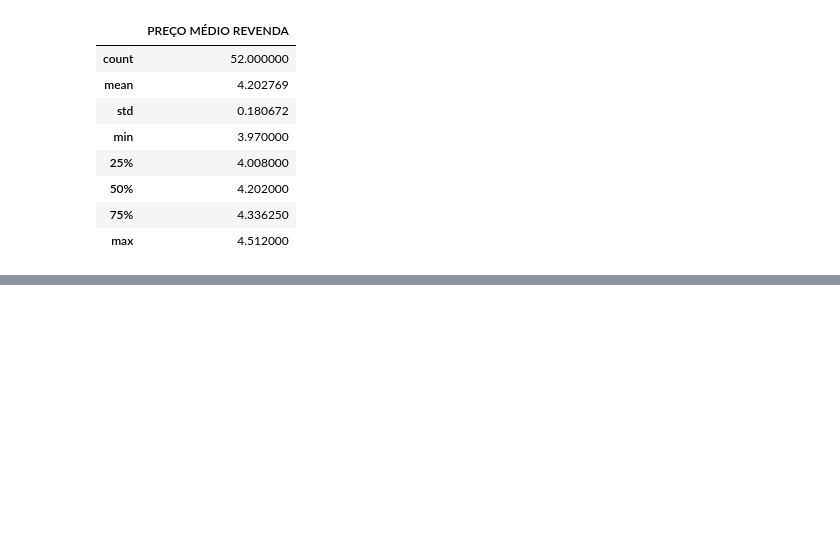
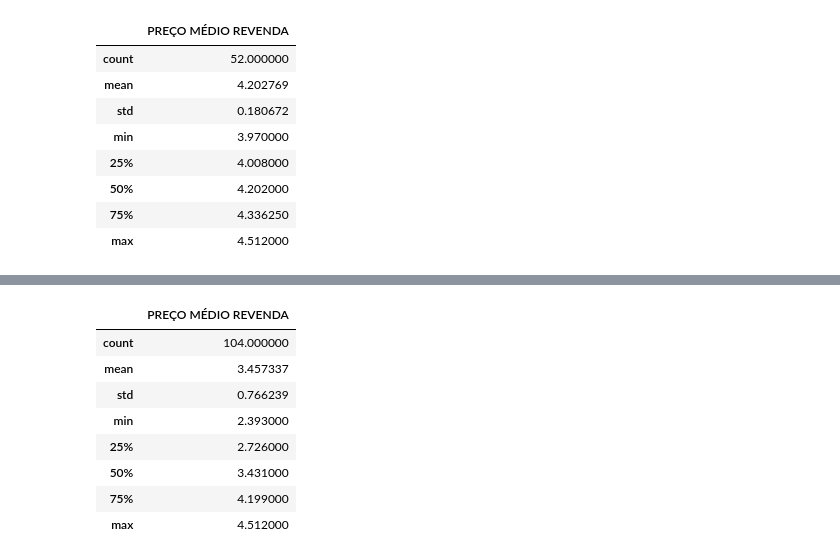
Before and after one commit to TheRonnieSouza/brazil-gas-prices-analysis, a Jupyter notebook: analysis.ipynb, the cells around one changed output, grey strips where cells are left out. Cells and saved outputs as stored; diff of their text form; code cells hidden in the pictures; blank space fills up the shorter version.

```diff
--- a/analysis.ipynb
+++ b/analysis.ipynb
@@ -435,0 +484,13 @@ gasolina_sp_2018['PREÇO MÉDIO REVENDA'].describe().to_frame()
+# %%
+### Estatisticas discritivas dos dois produtos juntos
+gasolina_ethanol_variation["PREÇO MÉDIO REVENDA"].describe().to_frame()
+# %% [output]
+|  | PREÇO MÉDIO REVENDA |
+| count | 104.000000 |
+| mean | 3.457337 |
+| std | 0.766239 |
+| min | 2.393000 |
+| 25% | 2.726000 |
+| 50% | 3.431000 |
+| 75% | 4.199000 |
+| max | 4.512000 |
```
Also changed, not shown: parts of 5 cells of this notebook.
